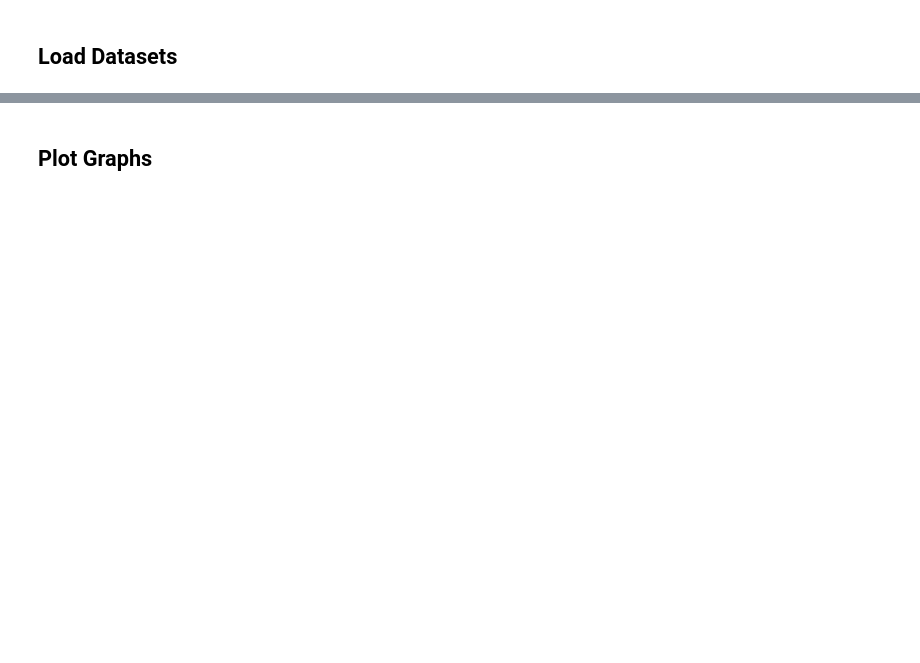
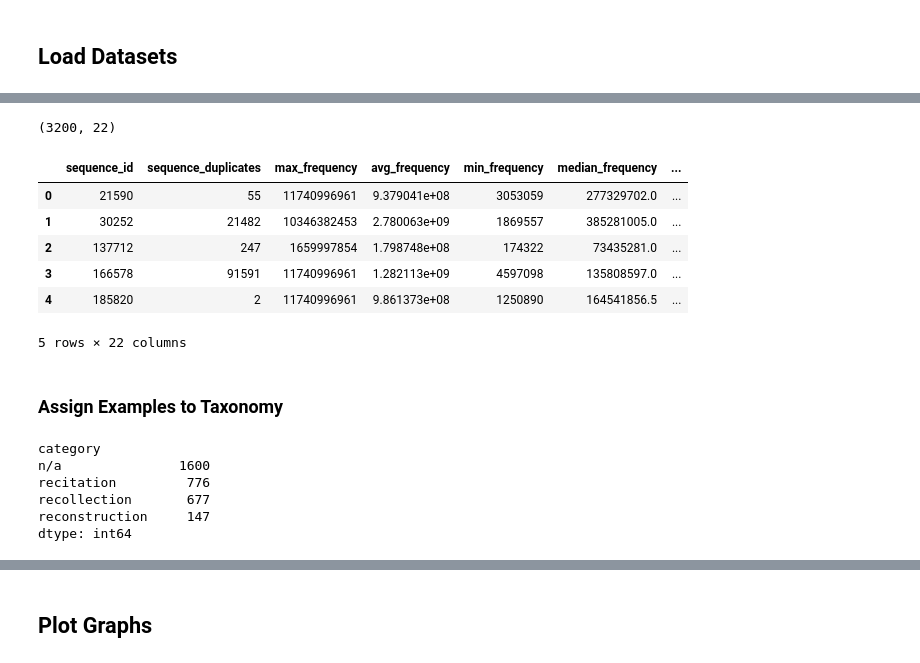
Before and after one commit to EleutherAI/semantic-memorization, a Jupyter notebook: working_dirs/kyle/results_analysis/results_analysis.ipynb, the cells around one changed output, grey strips where cells are left out. Drawn from its saved outputs; the diff is of its cells as text; code cells hidden in the pictures; blank space fills up the shorter version.

Commit message:
Load fewer exampels for development

```diff
--- a/working_dirs/kyle/results_analysis/results_analysis.ipynb
+++ b/working_dirs/kyle/results_analysis/results_analysis.ipynb
@@ -11,4 +12,6 @@ sns.set_context("talk")
 # %% [markdown]
 ## Load Datasets
+# %%
+split_sample_size = 100
 # %%
 memories_path = "usvsnsp/memories-semantic-memorization-filter-results"
@@ -17,4 +43,9 @@ memories_dataset
 # %%
 pile_path = "usvsnsp/pile-semantic-memorization-filter-results"
-pile_dataset = load_dataset(pile_path)
+get_dataset_split_names(pile_path)
+pile_dataset = DatasetDict()
+
+for split in tqdm(get_dataset_split_names(pile_path)):
+    pile_dataset[split] = load_dataset(pile_path, split=f"{split}[:{split_sample_size}]" if split_sample_size else split)
+
 pile_dataset
@@ -21 +70,68 @@ pile_dataset
+# %%
+split_to_param_count = {
+    "70m": 70000000,
+    "160m": 160000000,
+    "410m": 410000000,
+    "1b": 1000000000,
+    "1.4b": 1400000000,
+    "2.8b": 2800000000,
+    "6.9b": 6900000000,
+    "12b": 12000000000,
+}
+# %%
+combined_dataframe = None
+for split in tqdm(memories_dataset, desc="Loading Memories"):
+    current_frame = memories_dataset[split].to_pandas()
+    current_frame.drop(columns=["text", "frequencies", "tokens"], inplace=True)
+    current_frame["Model"] = ".".join(split.split(".")[2:])
+    current_frame["Param Count"] = split_to_param_count[current_frame["Model"].iloc[0]]
+    current_frame["Deduped"] = "deduped" in split
+    current_frame["Memorized"] = True
+    if combined_dataframe is None:
+        combined_dataframe = current_frame
+    else:
+        combined_dataframe = pd.concat([combined_dataframe, current_frame])
+
+for split in tqdm(pile_dataset, desc="Loading Pile"):
+    current_frame = pile_dataset[split].to_pandas()
+    current_frame.drop(columns=["text", "frequencies", "tokens"], inplace=True)
+    current_frame["Model"] = ".".join(split.split(".")[2:])
+    current_frame["Param Count"] = split_to_param_count[current_frame["Model"].iloc[0]]
+    current_frame["Deduped"] = "deduped" in split
+    current_frame["Memorized"] = False
+    combined_dataframe = pd.concat([combined_dataframe, current_frame])
+
+display(combined_dataframe.shape)
+combined_dataframe.head()
+# %% [output]
+(3200, 22)
+|  | sequence_id | sequence_duplicates | max_frequency | avg_frequency | min_frequency | median_frequency | ... |
+| 0 | 21590 | 55 | 11740996961 | 9.379041e+08 | 3053059 | 277329702.0 | ... |
+| 1 | 30252 | 21482 | 10346382453 | 2.780063e+09 | 1869557 | 385281005.0 | ... |
+| 2 | 137712 | 247 | 1659997854 | 1.798748e+08 | 174322 | 73435281.0 | ... |
+| 3 | 166578 | 91591 | 11740996961 | 1.282113e+09 | 4597098 | 135808597.0 | ... |
+| 4 | 185820 | 2 | 11740996961 | 9.861373e+08 | 1250890 | 164541856.5 | ... |
+5 rows × 22 columns
+# %% [markdown]
+### Assign Examples to Taxonomy
+# %%
+def get_category(row):
+    if row["Memorized"] == False:
+        return "n/a"
+    if row["sequence_duplicates"] >= 200:
+        return "recitation"
+    if row["is_incrementing"] or row["num_repeating"] != -1:
+        return "reconstruction"
+
+    return "recollection"
+
+combined_dataframe["category"] = combined_dataframe.progress_apply(lambda row: get_category(row), axis=1)
+combined_dataframe.value_counts("category")
+# %% [output]
+category
+n/a               1600
+recitation         776
+recollection       677
+reconstruction     147
+dtype: int64
 # %%
```
Also changed, not shown: parts of 7 cells of this notebook.
